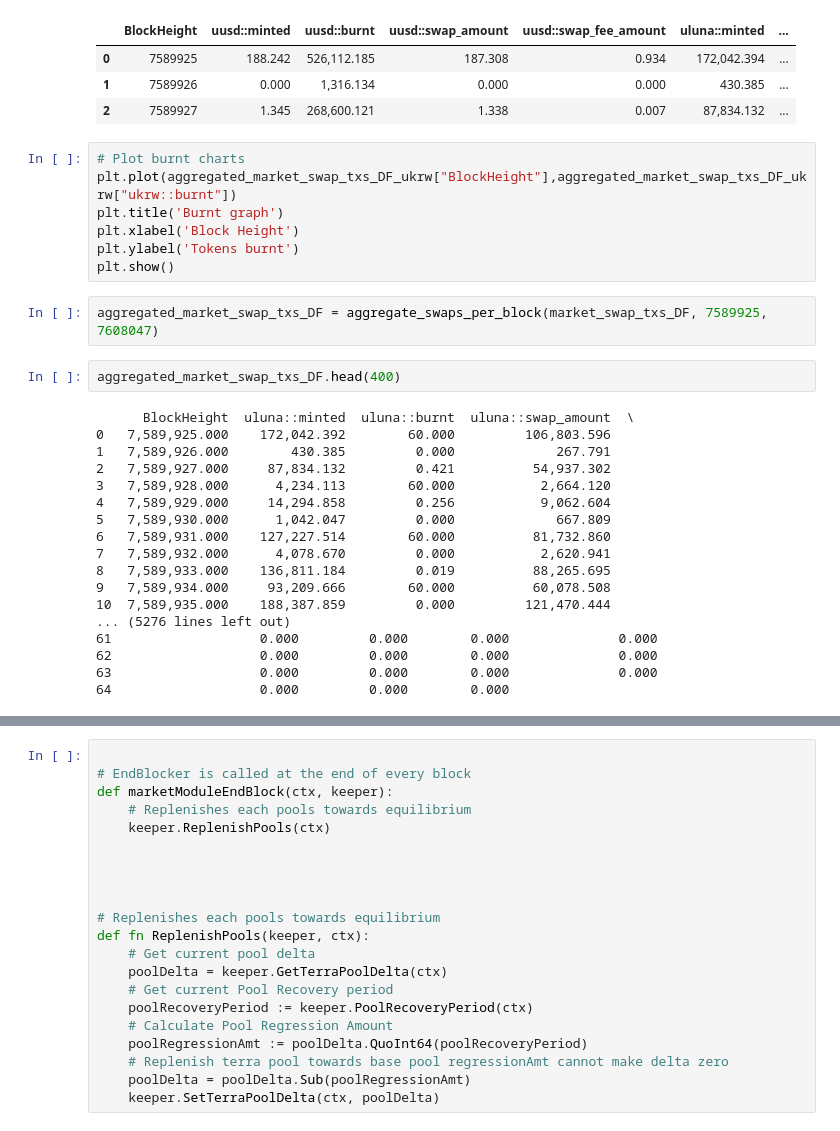
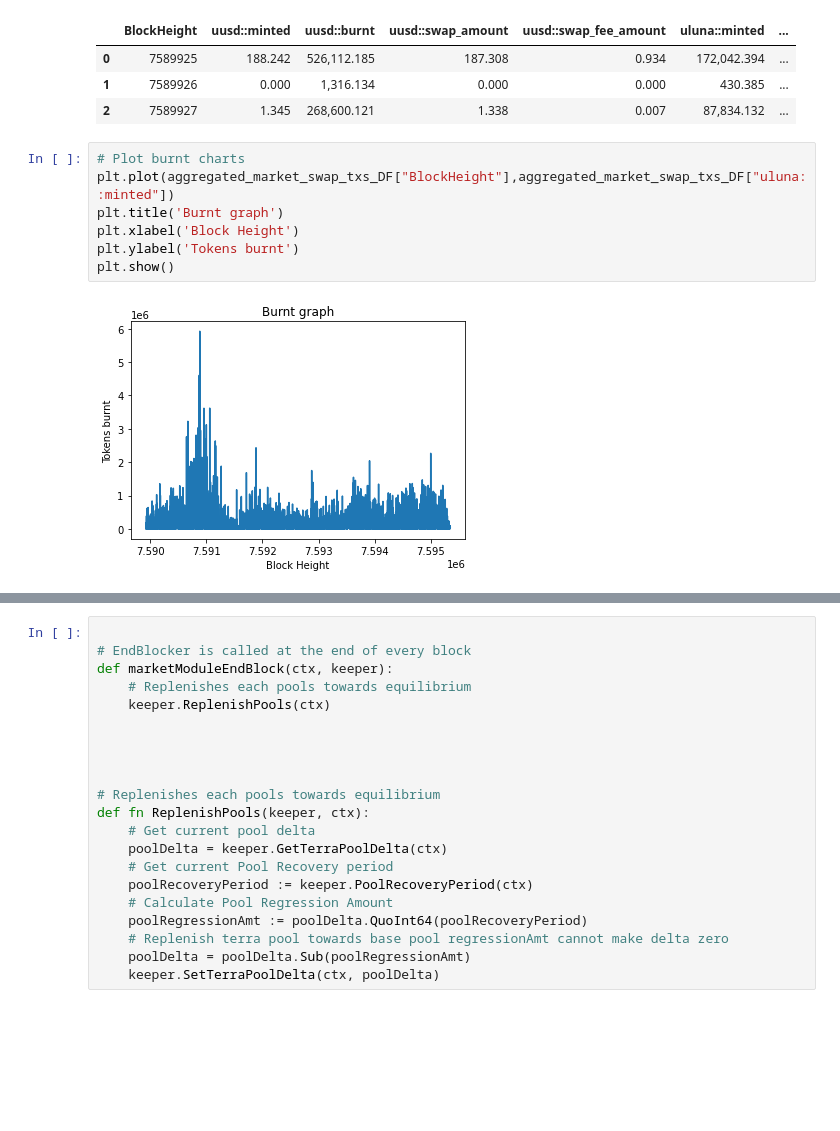
Before and after one commit to AstroTech-Labs/Research_1_TerraClassic, a Jupyter notebook: learning_layer_research/terra_market_module/data_preprocessing.ipynb, the cells around one changed output, grey strips where cells are left out. Drawn from its saved outputs; the diff is of its cells as text; blank space fills up the shorter version.

```diff
--- a/learning_layer_research/terra_market_module/data_preprocessing.ipynb
+++ b/learning_layer_research/terra_market_module/data_preprocessing.ipynb
@@ -329,30 +331,10 @@ aggregated_market_swap_txs_DF.head(3)
 | 2 | 7589927 | 1.345 | 268,600.121 | 1.338 | 0.007 | 87,834.132 | ... |
 # %%
 # Plot burnt charts
-plt.plot(aggregated_market_swap_txs_DF_ukrw["BlockHeight"],aggregated_market_swap_txs_DF_ukrw["ukrw::burnt"])
+plt.plot(aggregated_market_swap_txs_DF["BlockHeight"],aggregated_market_swap_txs_DF["uluna::minted"])
 plt.title('Burnt graph')
 plt.xlabel('Block Height')
 plt.ylabel('Tokens burnt')
 plt.show()
+# %% [output]
+[figure, added]
-# %%
-aggregated_market_swap_txs_DF = aggregate_swaps_per_block(market_swap_txs_DF, 7589925, 7608047)
-# %%
-aggregated_market_swap_txs_DF.head(400)
-# %% [output]
-      BlockHeight  uluna::minted  uluna::burnt  uluna::swap_amount  \
-0   7,589,925.000    172,042.392        60.000         106,803.596
-1   7,589,926.000        430.385         0.000             267.791
-2   7,589,927.000     87,834.132         0.421          54,937.302
-3   7,589,928.000      4,234.113        60.000           2,664.120
-4   7,589,929.000     14,294.858         0.256           9,062.604
-5   7,589,930.000      1,042.047         0.000             667.809
-6   7,589,931.000    127,227.514        60.000          81,732.860
-7   7,589,932.000      4,078.670         0.000           2,620.941
-8   7,589,933.000    136,811.184         0.019          88,265.695
-9   7,589,934.000     93,209.666        60.000          60,078.508
-10  7,589,935.000    188,387.859         0.000         121,470.444
-... (5276 lines left out)
-61                   0.000         0.000        0.000              0.000
-62                   0.000         0.000        0.000              0.000
-63                   0.000         0.000        0.000              0.000
-64                   0.000         0.000        0.000
```
Also changed, not shown: parts of 38 cells of this notebook.
